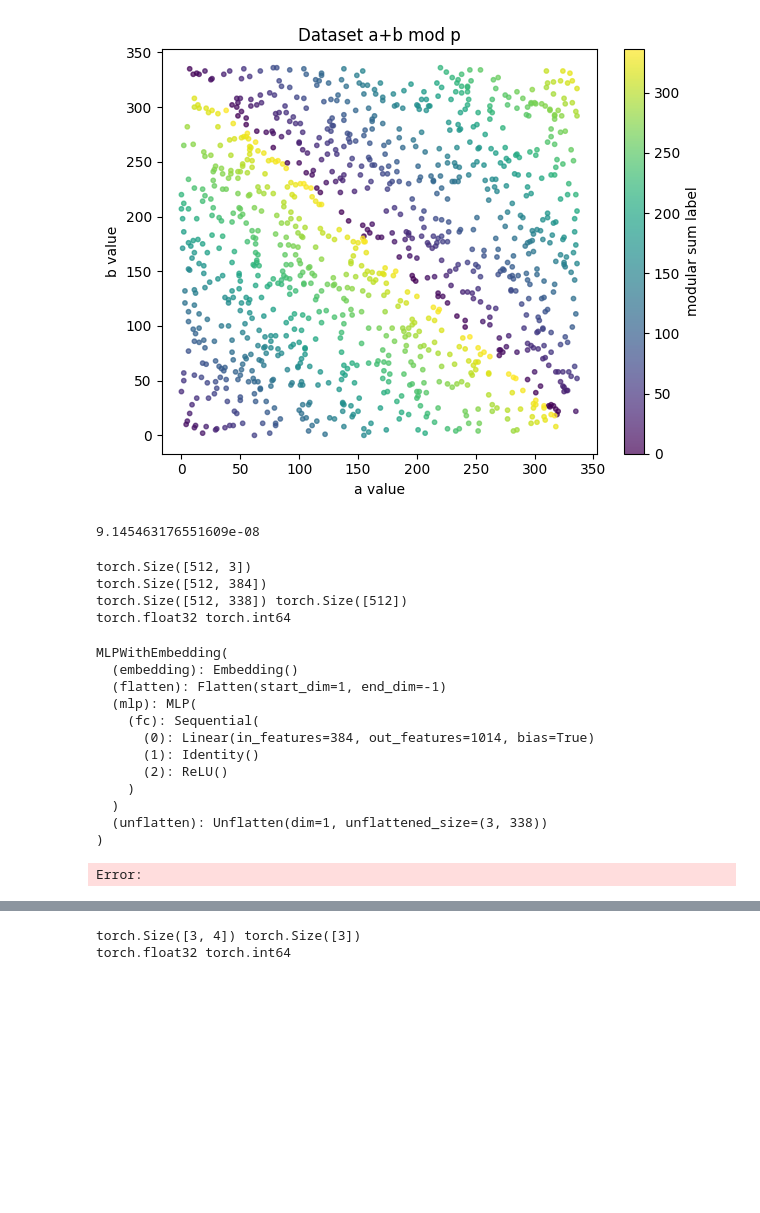
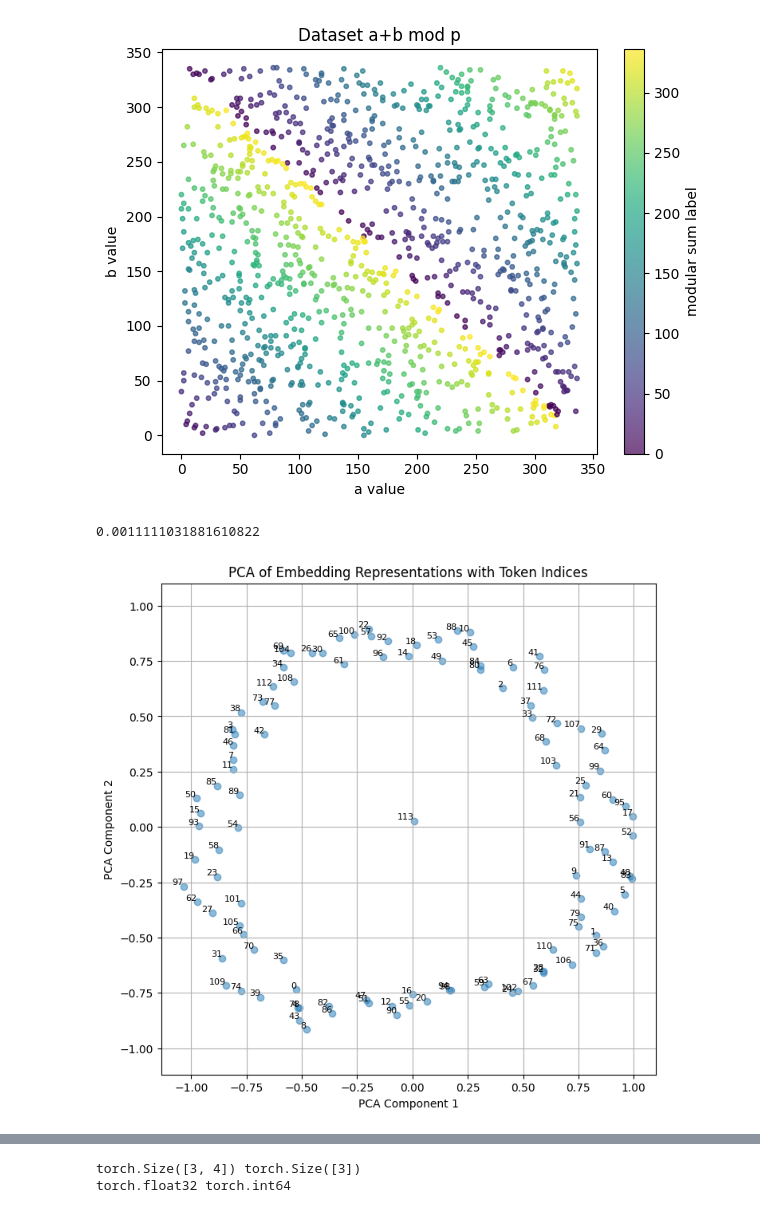
Before and after one commit to uzairname/manifold-learning, a Jupyter notebook: arithmetic.ipynb, the cells around one changed output, grey strips where cells are left out. Drawn from its saved outputs; the diff is of its cells as text; code cells hidden in the pictures; blank space fills up the shorter version.

```diff
--- a/arithmetic.ipynb
+++ b/arithmetic.ipynb
@@ -29,52 +29,42 @@ Number of samples: 1136
 # %%
 from tasks.arithmetic.utils import load_model_and_dataset
 
-checkpoint_dir = os.path.join(MODELS_DIR, 'arithmetic_transformer/checkpoints')
+checkpoint_dir = os.path.join(MODELS_DIR, 'arithmetic_transformer/p113_d32')
 
-cp = load_model_and_dataset(Transformer, checkpoint_dir, checkpoint=17, device=device)
+cp = load_model_and_dataset(Transformer, checkpoint_dir, checkpoint=20, device=device)
+
+data_iter = iter(cp.dataloader)
 
 cp.val_loss
 # %% [output]
-9.145463176551609e-08
+0.0011111031881610822
-# %%
-from models.other import MLP, MLPWithEmbedding
-from models.transformer import Transformer
-from models.transformer import Embedding
-
-x, y_int, _ = next(iter(cp.dataloader))
-x = x.to(device)
-y_int = y_int.to(device)
-
-model = MLPWithEmbedding(n_vocab=config.p+1, embed_dim=128, sequence_len=3, hidden_dims=[512, 512])
-# model = Transformer(d_model=32, n_vocab=config.p+1, max_seq_len=3, n_heads=4, n_layers=1, d_mlp=128)
-model.to(device)
-
-print(x.shape)
-pred = model(x)
-pred = pred[:,-1]
-
-criterion = nn.CrossEntropyLoss()
-
-print(pred.shape, y_int.shape)
-print(pred.dtype, y_int.dtype)
-loss = criterion(pred, y_int)
-
-model
-# %% [output]
-torch.Size([512, 3])
-torch.Size([512, 384])
-torch.Size([512, 338]) torch.Size([512])
-torch.float32 torch.int64
-MLPWithEmbedding(
-  (embedding): Embedding()
-  (flatten): Flatten(start_dim=1, end_dim=-1)
-  (mlp): MLP(
-    (fc): Sequential(
-      (0): Linear(in_features=384, out_features=1014, bias=True)
-      (1): Identity()
-      (2): ReLU()
-    )
-  )
-  (unflatten): Unflatten(dim=1, unflattened_size=(3, 338))
-)
-Error:
+# %%
+from models.other import MLP, MLPWithEmbedding
+from models.transformer import Transformer
+from models.transformer import Embedding
+from utils.helpers import CrossEntropyHighPrecision
+import matplotlib.pyplot as plt
+from sklearn.decomposition import PCA
+
+representations = cp.model.embedding.W_embed
+
+integers = t.arange(0, config.p, device=device).unsqueeze(1)  # Shape (p, 1)
+
+# Plot PCA of representations with labels
+pca = PCA(n_components=2)
+X_pca = pca.fit_transform(representations.T.cpu().detach().numpy())
+plt.figure(figsize=(8, 8))
+plt.scatter(X_pca[:, 0], X_pca[:, 1], alpha=0.5)
+
+# Add labels to each point
+for i, (x, y) in enumerate(X_pca):
+  plt.text(x, y, str(i), fontsize=8, ha='right', va='bottom')
+
+plt.title('PCA of Embedding Representations with Token Indices')
+plt.xlabel('PCA Component 1')
+plt.ylabel('PCA Component 2')
+plt.grid(True)
+plt.axis('equal')
+plt.show()
+# %% [output]
+[figure, added]
```
Also changed, not shown: parts of 1 cell of this notebook, 18 other files.
